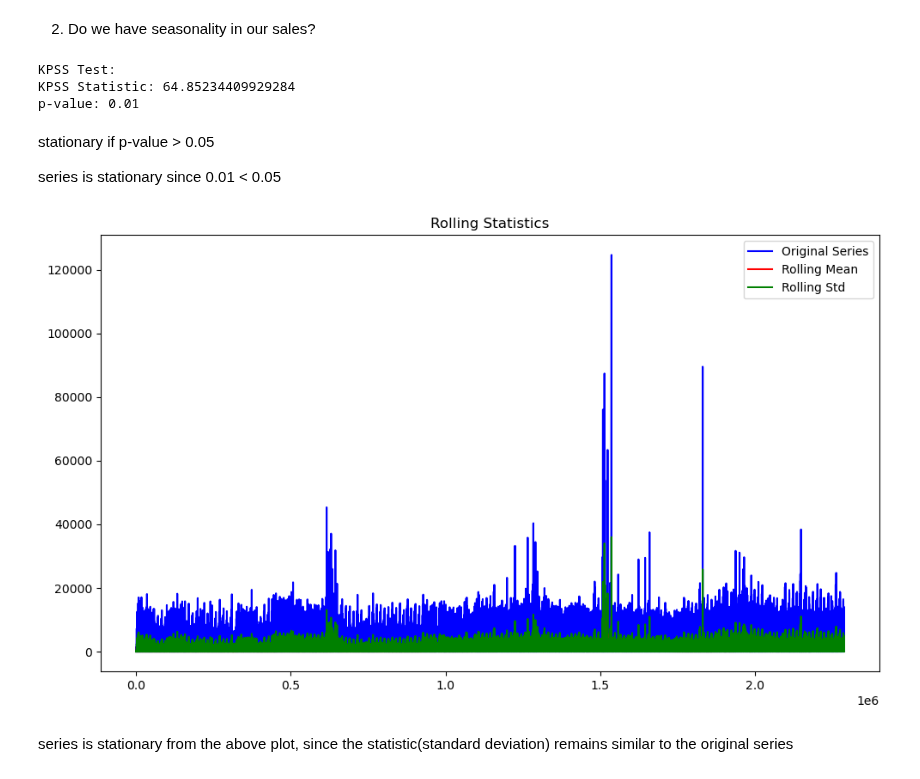
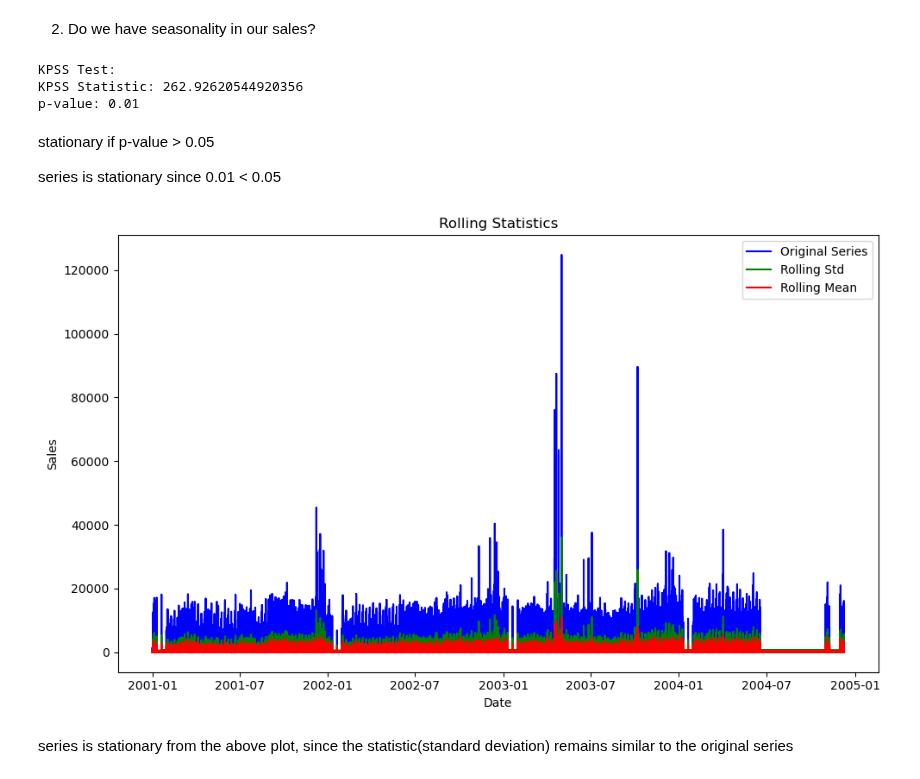
Before and after one commit to ikoghoemmanuell/Grocery-Store-Forecasting-Challenge-For-Azubian, a Jupyter notebook: dev/notebooks/sales.ipynb, the cells around one changed output. Drawn from its saved outputs; the diff is of its cells as text; code cells hidden in the pictures.

```diff
--- a/dev/notebooks/sales.ipynb
+++ b/dev/notebooks/sales.ipynb
@@ -816,3 +818,5 @@ col_drop
+# %%
+holidays.drop('date', axis=1, inplace=True)
 # %%
 def merge_with_holidays(df):
 
@@ -899,3 +902,0 @@ dtype: int64
-# %%
-train_with_stores_holidays.dropna(inplace=True)
-test_with_stores_holidays.dropna(inplace=True)bb
@@ -904,2 +902,0 @@ SyntaxError: invalid syntax (772733733.py, line 2)
-# %%
-train_with_stores_holidays.drop('datetime', inplace=True)
@@ -982,33 +967,38 @@ print("KPSS Statistic:", kpss_statistic)
 print("p-value:", kpss_pvalue)
 # %% [output]
 KPSS Test:
-KPSS Statistic: 64.85234409929284
+KPSS Statistic: 262.92620544920356
 p-value: 0.01
 # %% [markdown]
 stationary if p-value > 0.05
 
 series is stationary since 0.01 < 0.05
 # %%
-def check_stationarity(series, window=12):
+def check_stationarity(df, date_col, target_col, window=12):
     # Calculate rolling statistics
-    rolling_mean = series.rolling(window=window).mean()
-    rolling_std = series.rolling(window=window).std()
+    rolling_std = df[target_col].rolling(window=window).std()
+    rolling_mean = df[target_col].rolling(window=window).mean()
 
     # Plot original series and rolling statistics
     plt.figure(figsize=(10, 6))
-    plt.plot(series, color='blue', label='Original Series')
-    plt.plot(rolling_mean, color='red', label='Rolling Mean')
-    plt.plot(rolling_std, color='green', label='Rolling Std')
+    plt.plot(df[date_col], df[target_col], color='blue', label='Original Series')
+    plt.plot(df[date_col], rolling_std, color='green', label='Rolling Std')
+    plt.plot(df[date_col], rolling_mean, color='red', label='Rolling Mean')
     plt.legend()
     plt.title('Rolling Statistics')
+    plt.xlabel('Date')
+    plt.ylabel('Sales')
     plt.tight_layout()  # Adjusts plot spacing
     plt.show()
 
 # Example usage
-series = pd.Series(sales_data)
-check_stationarity(series)
+df = sales_data  # Assuming the sales data is stored in a dataframe called sales_data
+date_col = 'date_extracted'  # Column containing the date information
+target_col = 'sales'  # Column containing the sales data
+
+check_stationarity(train_with_stores_holidays, 'date_extracted', 'sales')
 # %% [output]
-[figure, old version]
+[figure, new version]
 # %% [markdown]
 series is stationary from the above plot, since the statistic(standard deviation) remains similar to the original series
 # %%
```
Also changed, not shown: parts of 15 cells of this notebook.
